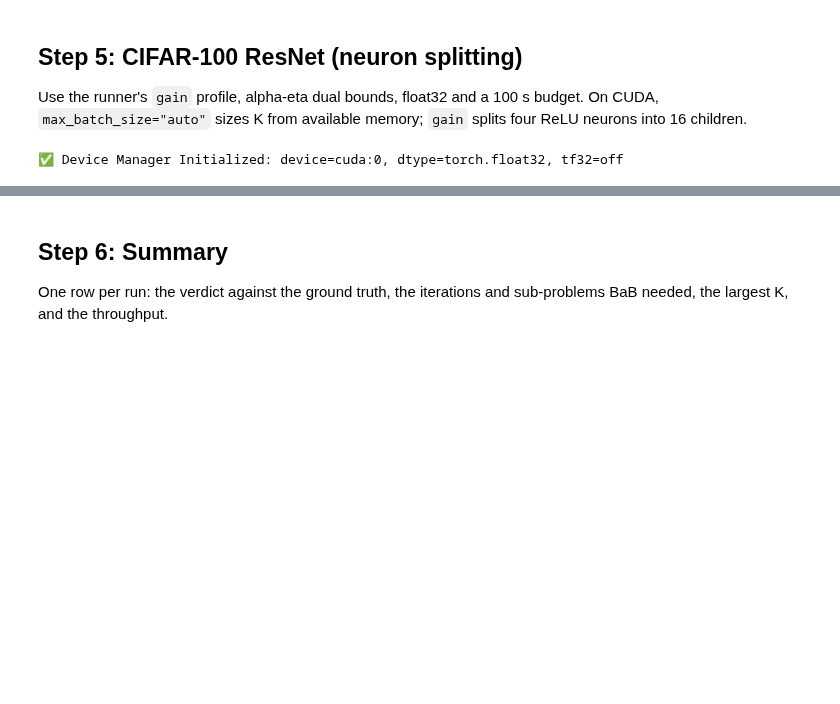
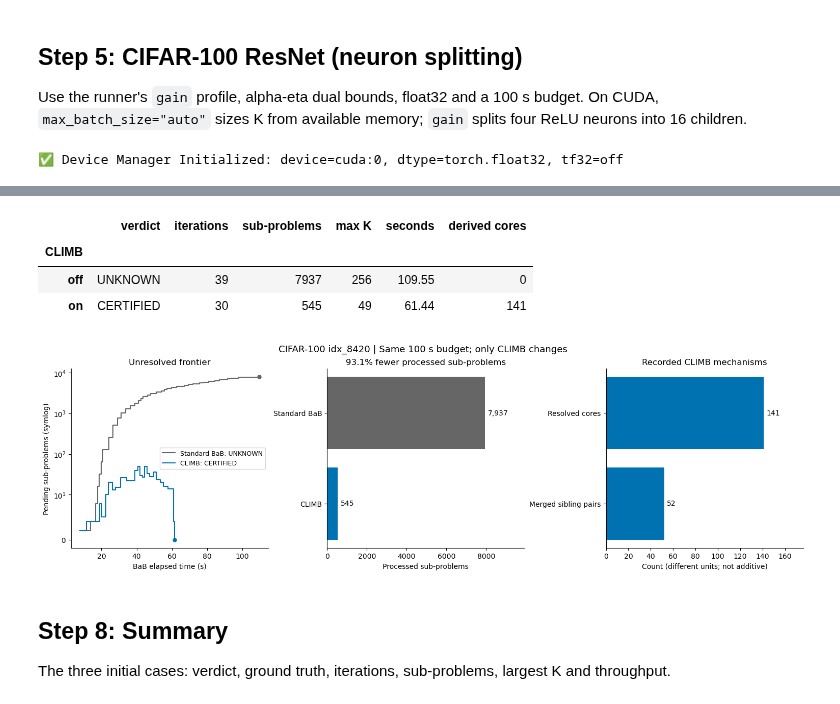
Before and after one commit to guanqin-123/ACT, a Jupyter notebook: ipynb/tensor_bab.ipynb, the cells around one changed output, grey strips where cells are left out. Drawn from its saved outputs; the diff is of its cells as text; code cells hidden in the pictures; blank space fills up the shorter version.

```diff
--- a/ipynb/tensor_bab.ipynb
+++ b/ipynb/tensor_bab.ipynb
@@ -174,7 +209,68 @@ else:
+# %%
+if DEVICE == "cuda":
+    torch.manual_seed(0)
+    flip_net, _ = build_net(*flip_paths)
+    gc.collect(); torch.cuda.empty_cache(); torch.cuda.reset_peak_memory_stats()
+    torch.cuda.synchronize()
+    flip_on_trace, t0 = [], time.perf_counter()
+    flip_on = verify_bab_batched(flip_net, solver_factory=TorchLPSolver,
+        config=replace(flip_cfg, climb_enabled=True), max_batch_size=256,
+        time_budget_s=100.0, dual_config=flip_dual, trace=flip_on_trace)
+    torch.cuda.synchronize()
+    flip_on.metadata["seconds"] = round(time.perf_counter() - t0, 2)
+    assert flip_on.status == VerifyStatus.CERTIFIED, flip_on.status
+    assert flip_on.metadata["iterations"] > 1 and max(row["K"] for row in flip_on_trace) > 1
+    display(pd.DataFrame([{
+        "CLIMB": enabled, "verdict": result.status.name, "iterations": result.metadata["iterations"],
+        "sub-problems": result.metadata["nodes"], "max K": max(row["K"] for row in trace),
+        "seconds": result.metadata["seconds"], "derived cores": result.metadata.get("climb_cores_resolved", 0),
+    } for enabled, result, trace in [("off", flip_off, flip_off_trace), ("on", flip_on, flip_on_trace)]
+    ]).set_index("CLIMB"))
+# %% [output]
+|  | verdict | iterations | sub-problems | max K | seconds | derived cores |
+| CLIMB |  |  |  |  |  |  |
+| off | UNKNOWN | 39 | 7937 | 256 | 109.55 | 0 |
+| on | CERTIFIED | 30 | 545 | 49 | 61.44 | 141 |
+# %%
+if DEVICE == "cuda":
+    import matplotlib.pyplot as plt
+
+    fig, axes = plt.subplots(1, 3, figsize=(15, 4.5), constrained_layout=True)
+    labels, colors = ["Standard BaB", "CLIMB"], ["#666666", "#0072B2"]
+    for label, color, result, trace in zip(labels, colors, [flip_off, flip_on], [flip_off_trace, flip_on_trace]):
+        frame = pd.DataFrame(trace)
+        axes[0].step(frame["elapsed_s"], frame["pool_after"], where="post", color=color,
+                        label=f"{label}: {result.status.name}")
+        axes[0].scatter(frame["elapsed_s"].iloc[-1], frame["pool_after"].iloc[-1], color=color, s=25)
+    axes[0].set(title="Unresolved frontier", xlabel="BaB elapsed time (s)", ylabel="Pending sub-problems (symlog)")
+    axes[0].set_yscale("symlog", linthresh=10)
+    axes[0].legend(fontsize=9)
+
+    processed = [flip_off.metadata["nodes"], flip_on.metadata["nodes"]]
+    reduction = 100 * (1 - processed[1] / processed[0])
+    bars = axes[1].barh(labels, processed, color=colors)
+    axes[1].bar_label(bars, labels=[f"{n:,}" for n in processed], padding=4)
+    axes[1].set(title=f"{reduction:.1f}% fewer processed sub-problems", xlabel="Processed sub-problems",
+                   xlim=(0, max(processed) * 1.25))
+    axes[1].invert_yaxis()
+
+    metrics = flip_on.metadata
+    counts = [metrics["climb_cores_resolved"], metrics["climb_merged_pairs"]]
+    bars = axes[2].barh(["Resolved cores", "Merged sibling pairs"], counts, color=colors[1])
+    axes[2].bar_label(bars, labels=[f"{n:,}" for n in counts], padding=4)
+    axes[2].set(title="Recorded CLIMB mechanisms", xlabel="Count (different units; not additive)",
+                   xlim=(0, max(1, *counts) * 1.25))
+    axes[2].invert_yaxis()
+    fig.suptitle("CIFAR-100 idx_8420 | Same 100 s budget; only CLIMB changes", fontsize=13)
+    for ax in axes.flat:
+        ax.spines[["top", "right"]].set_visible(False)
+    plt.show()
+# %% [output]
+[figure, added]
 # %% [markdown]
-## Step 6: Summary
+## Step 8: Summary
 
-One row per run: the verdict against the ground truth, the iterations and sub-problems BaB needed, the largest K, and the throughput.
+The three initial cases: verdict, ground truth, iterations, sub-problems, largest K and throughput.
 # %%
 runs = {name: (r, trace_frame(trace), branching, truth) for name, r, trace, branching, truth in [
     ("ACAS Xu prop_3 / 2_4", cert, cert_trace, "input", "unsat"),
```
Also changed, not shown: parts of 11 cells of this notebook, 11 other files.
